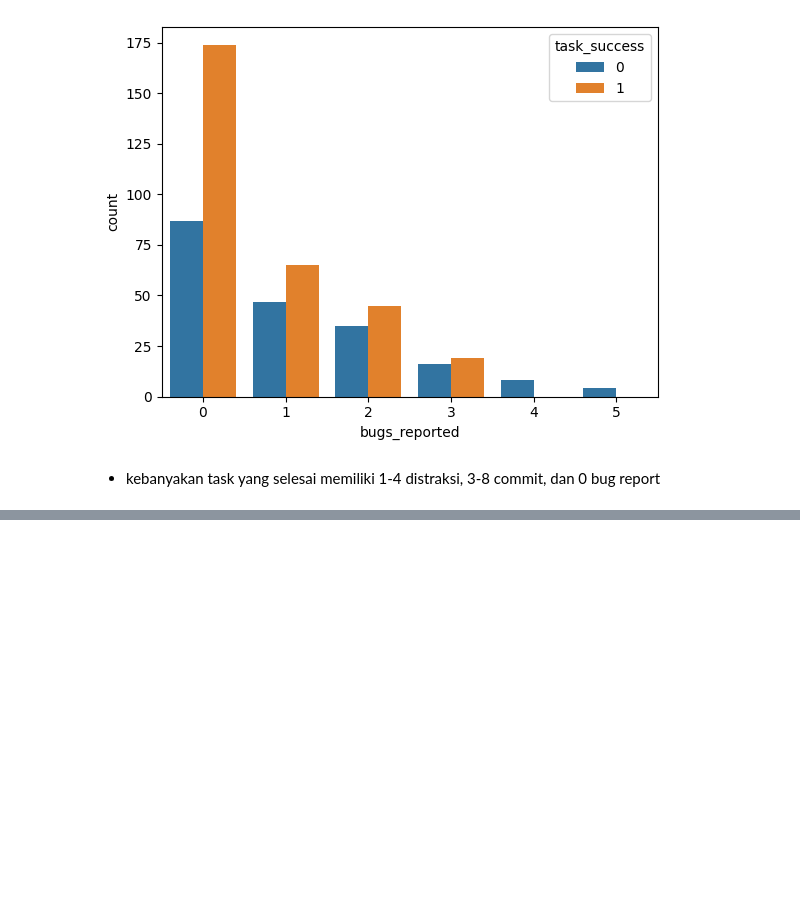
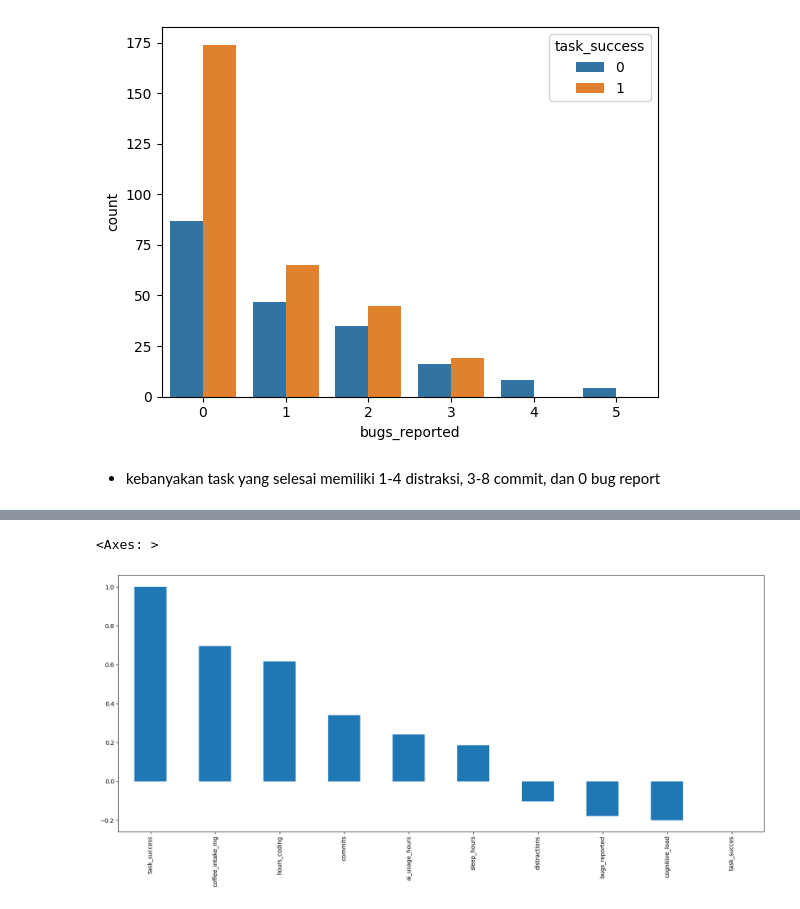
Before and after one commit to cevinpratama/MachineLearning, a Jupyter notebook: Classification/ai_dev_productivty/main.ipynb, the cells around one changed output, grey strips where cells are left out. Saved outputs shown, nothing was run; the diff lists cells and outputs as text; code cells hidden in the pictures; blank space fills up the shorter version.

```diff
--- a/Classification/ai_dev_productivty/main.ipynb
+++ b/Classification/ai_dev_productivty/main.ipynb
@@ -147,0 +144,6 @@ df1.head()
+# %%
+plt.figure(figsize=(20,8))
+df1.corr()['task_success'].sort_values(ascending = False).plot(kind='bar')
+# %% [output]
+<Axes: >
+[figure, added]
```
Also changed, not shown: parts of 8 cells of this notebook.
